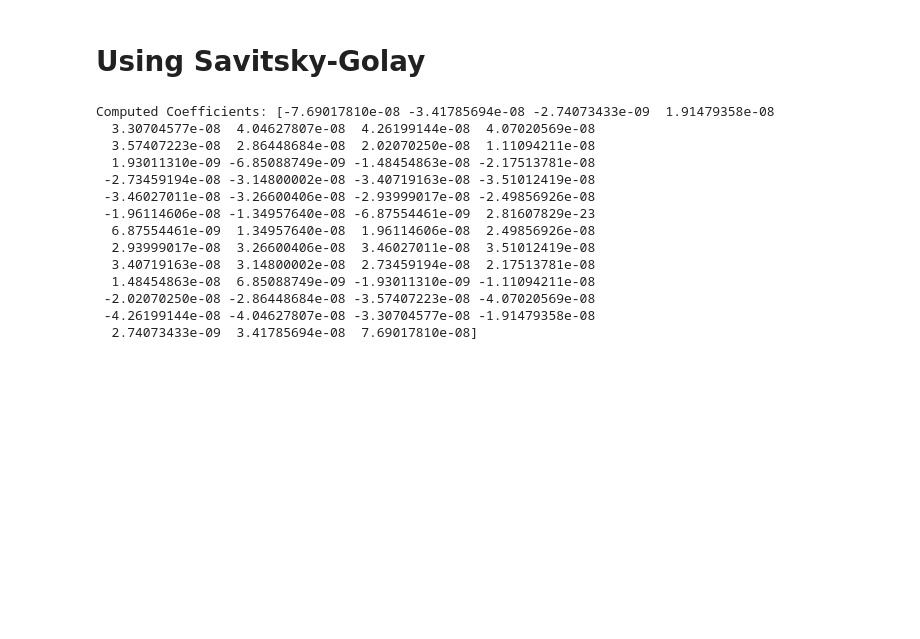
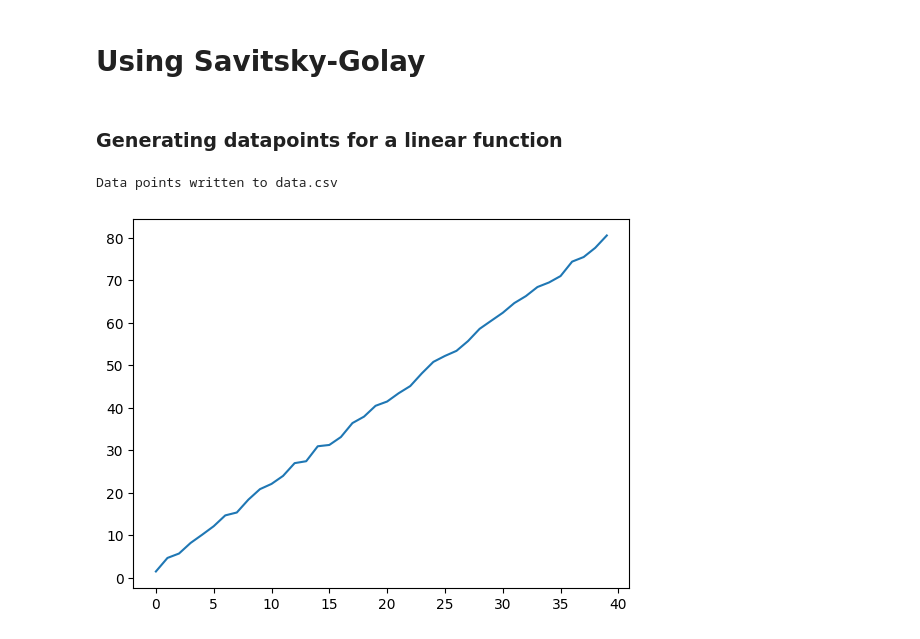
Before and after one commit to murrayinglis/YODA, a Jupyter notebook: smoothing_filter.ipynb, the cells around one changed output. Drawn from its saved outputs; the diff is of its cells as text; code cells hidden in the pictures; blank space fills up the shorter version.

```diff
--- a/smoothing_filter.ipynb
+++ b/smoothing_filter.ipynb
@@ -146,44 +146,26 @@ sf_tb.sv:32: $finish called at 51210000 (1ps)
 [figure]
 # %% [markdown]
 # Using Savitsky-Golay
-# %%
-def savitzky_golay_coeffs(window_size, poly_order, deriv=0):
-    try:
-        poly_order = int(poly_order)  # Ensure poly_order is an integer
-        poly_coeffs = np.polyfit(np.arange(window_size), np.ones(window_size), poly_order)
-        half_window = (window_size - 1) // 2
-        x = np.arange(-half_window, half_window + 1)
-        matrix = np.vander(x, poly_order + 1)
-
-        # Compute the pseudo-inverse of the matrix
-        pinv = np.linalg.pinv(matrix)
-
-        # Coefficients for the desired derivative
-        coeffs = pinv[deriv, :]
-        return coeffs
-
-    except np.linalg.LinAlgError:
-        print("Error: Singular matrix in computation.")
-        return None
-
-# Window size 55, polynomial degree 5, and 0th derivative for smoothing
-coeffs = savitzky_golay_coeffs(55, 5, 0)
-print("Computed Coefficients:", coeffs)
-
-# Write coefficients to a CSV file
-np.savetxt('coeffs.csv', coeffs, fmt='%d', delimiter='\n')
-# %% [output]
-Computed Coefficients: [-7.69017810e-08 -3.41785694e-08 -2.74073433e-09  1.91479358e-08
-  3.30704577e-08  4.04627807e-08  4.26199144e-08  4.07020569e-08
-  3.57407223e-08  2.86448684e-08  2.02070250e-08  1.11094211e-08
-  1.93011310e-09 -6.85088749e-09 -1.48454863e-08 -2.17513781e-08
- -2.73459194e-08 -3.14800002e-08 -3.40719163e-08 -3.51012419e-08
- -3.46027011e-08 -3.26600406e-08 -2.93999017e-08 -2.49856926e-08
- -1.96114606e-08 -1.34957640e-08 -6.87554461e-09  2.81607829e-23
-  6.87554461e-09  1.34957640e-08  1.96114606e-08  2.49856926e-08
-  2.93999017e-08  3.26600406e-08  3.46027011e-08  3.51012419e-08
-  3.40719163e-08  3.14800002e-08  2.73459194e-08  2.17513781e-08
-  1.48454863e-08  6.85088749e-09 -1.93011310e-09 -1.11094211e-08
- -2.02070250e-08 -2.86448684e-08 -3.57407223e-08 -4.07020569e-08
- -4.26199144e-08 -4.04627807e-08 -3.30704577e-08 -1.91479358e-08
-  2.74073433e-09  3.41785694e-08  7.69017810e-08]
+# %% [markdown]
+### Generating datapoints for a linear function
+# %%
+# Define the liner function
+def linear(x):
+    noise = 2*np.random.rand()
+    return 1 + 2*x + noise
+
+# Generate points
+data_points = []
+for x in range(0,40):  # Generating points from 0 to 40
+    y = linear(x)
+    data_points.append(y)
+
+# Write points to CSV file
+np.savetxt('data.csv', data_points, fmt='%d', delimiter='\n')
+
+print("Data points written to data.csv")
+plt.plot(data_points)
+plt.show()
+# %% [output]
+Data points written to data.csv
+[figure, added]
```
Also changed, not shown: parts of 5 cells of this notebook, 8 other files.
